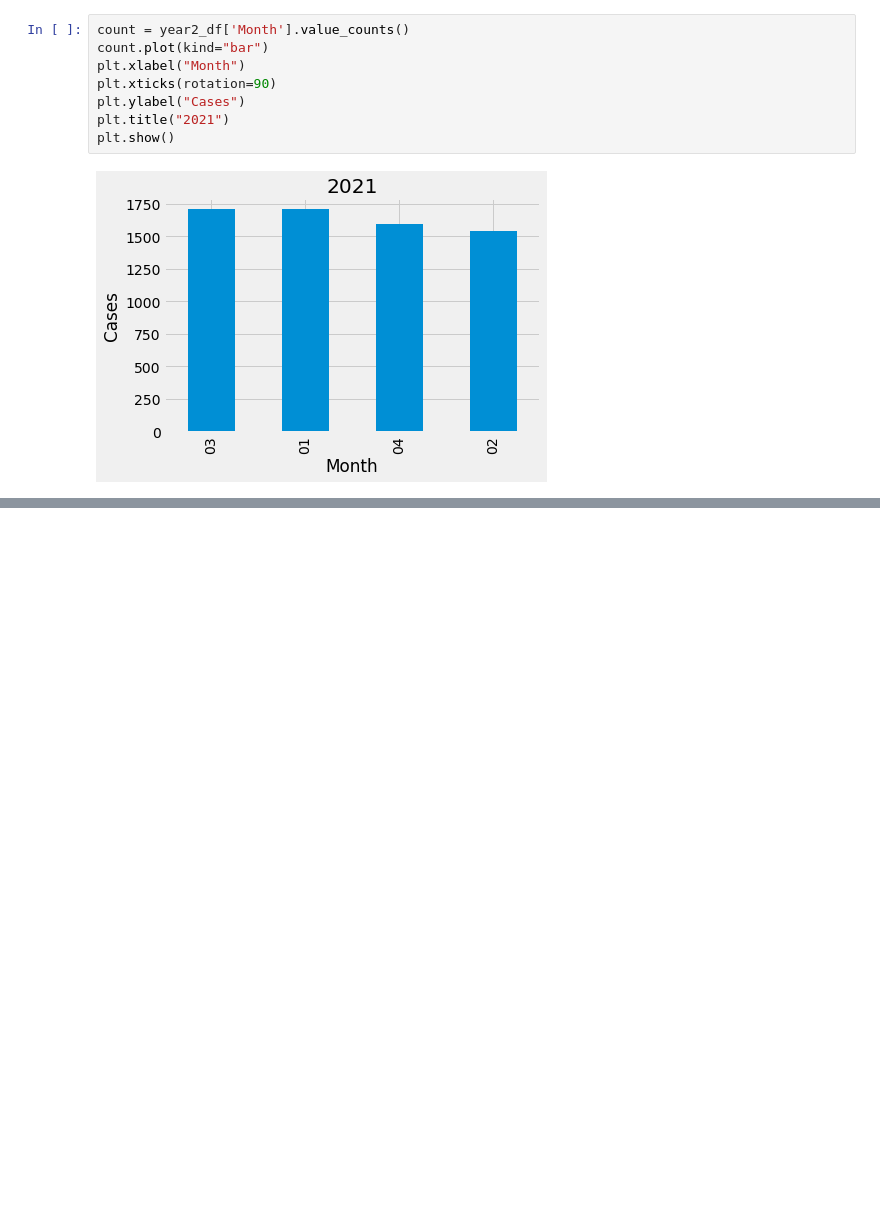
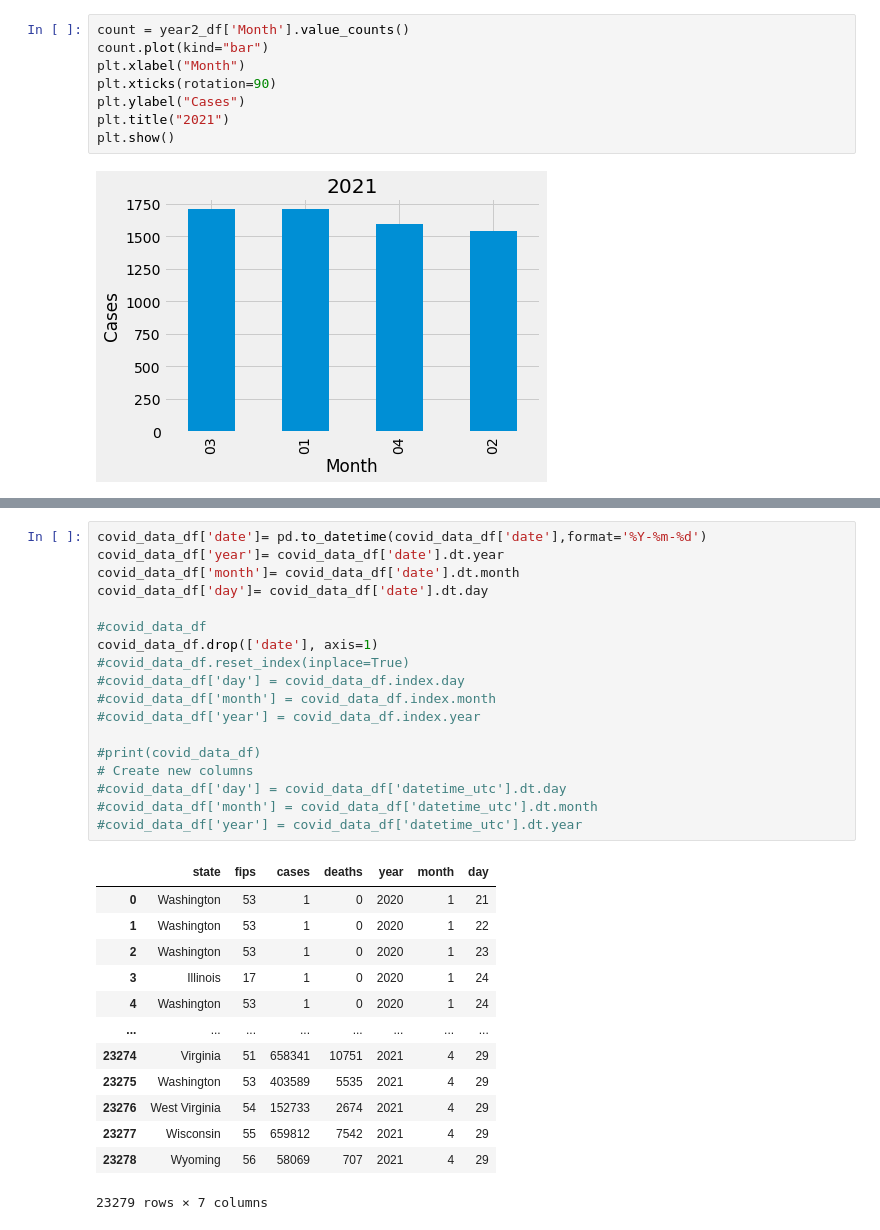
Before and after one commit to seanlipinski/Project1, a Jupyter notebook: Project_1_Covid.ipynb, the cells around one changed output, grey strips where cells are left out. Cells and saved outputs as stored; diff of their text form; blank space fills up the shorter version.

```diff
--- a/Project_1_Covid.ipynb
+++ b/Project_1_Covid.ipynb
@@ -431,0 +458,32 @@ plt.show()
+# %%
+covid_data_df['date']= pd.to_datetime(covid_data_df['date'],format='%Y-%m-%d')
+covid_data_df['year']= covid_data_df['date'].dt.year
+covid_data_df['month']= covid_data_df['date'].dt.month
+covid_data_df['day']= covid_data_df['date'].dt.day
+
+#covid_data_df
+covid_data_df.drop(['date'], axis=1)
+#covid_data_df.reset_index(inplace=True)
+#covid_data_df['day'] = covid_data_df.index.day
+#covid_data_df['month'] = covid_data_df.index.month
+#covid_data_df['year'] = covid_data_df.index.year
+
+#print(covid_data_df)
+# Create new columns
+#covid_data_df['day'] = covid_data_df['datetime_utc'].dt.day
+#covid_data_df['month'] = covid_data_df['datetime_utc'].dt.month
+#covid_data_df['year'] = covid_data_df['datetime_utc'].dt.year
+# %% [output]
+|  | state | fips | cases | deaths | year | month | day |
+| 0 | Washington | 53 | 1 | 0 | 2020 | 1 | 21 |
+| 1 | Washington | 53 | 1 | 0 | 2020 | 1 | 22 |
+| 2 | Washington | 53 | 1 | 0 | 2020 | 1 | 23 |
+| 3 | Illinois | 17 | 1 | 0 | 2020 | 1 | 24 |
+| 4 | Washington | 53 | 1 | 0 | 2020 | 1 | 24 |
+| ... | ... | ... | ... | ... | ... | ... | ... |
+| 23274 | Virginia | 51 | 658341 | 10751 | 2021 | 4 | 29 |
+| 23275 | Washington | 53 | 403589 | 5535 | 2021 | 4 | 29 |
+| 23276 | West Virginia | 54 | 152733 | 2674 | 2021 | 4 | 29 |
+| 23277 | Wisconsin | 55 | 659812 | 7542 | 2021 | 4 | 29 |
+| 23278 | Wyoming | 56 | 58069 | 707 | 2021 | 4 | 29 |
+23279 rows × 7 columns
```
Also changed, not shown: parts of 14 cells of this notebook.
